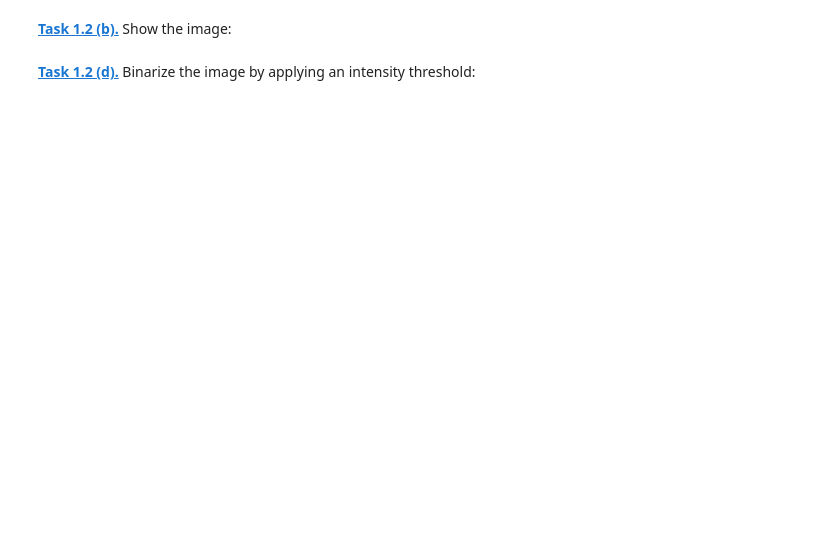
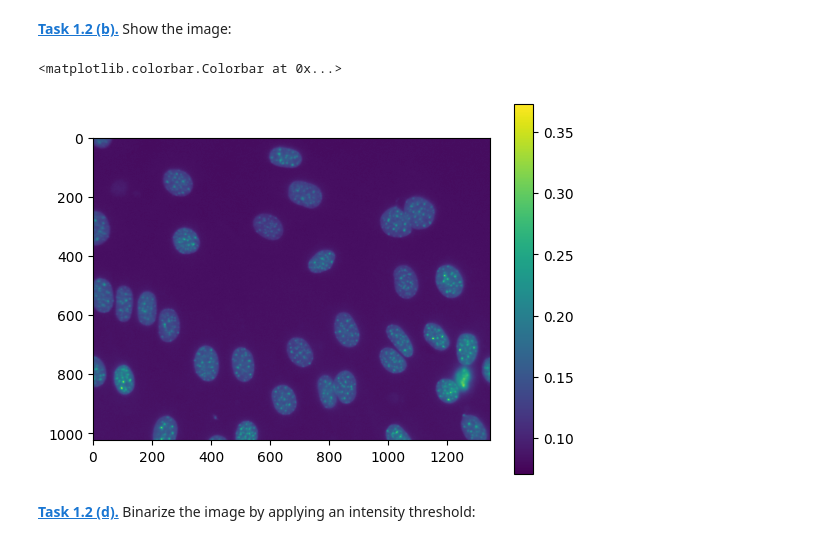
Before and after one commit to emmalisa1/mobi-fs5-python, a Jupyter notebook: segm_threshold.ipynb, the cells around one changed output. Cells and saved outputs as stored; diff of their text form; code cells hidden in the pictures; blank space fills up the shorter version.

```diff
--- a/segm_threshold.ipynb
+++ b/segm_threshold.ipynb
@@ -16,4 +16,11 @@ plt.imshow(cells)
 # %% [markdown]
 **[Task 1.2 (b).]()** Show the image:
+# %%
+
+plt.imshow(cells)
+plt.colorbar()
+# %% [output]
+<matplotlib.colorbar.Colorbar at 0x...>
+[figure, added]
 # %% [markdown]
 **[Task 1.2 (d).]()** Binarize the image by applying an intensity threshold:
```
Also changed, not shown: parts of 4 cells of this notebook.
